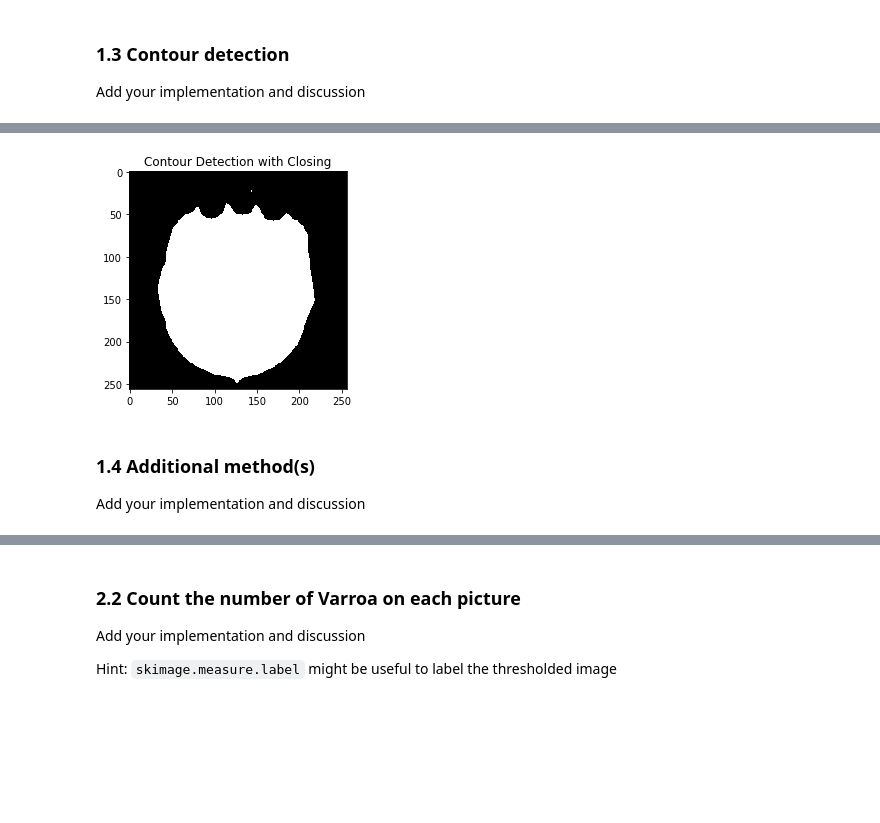
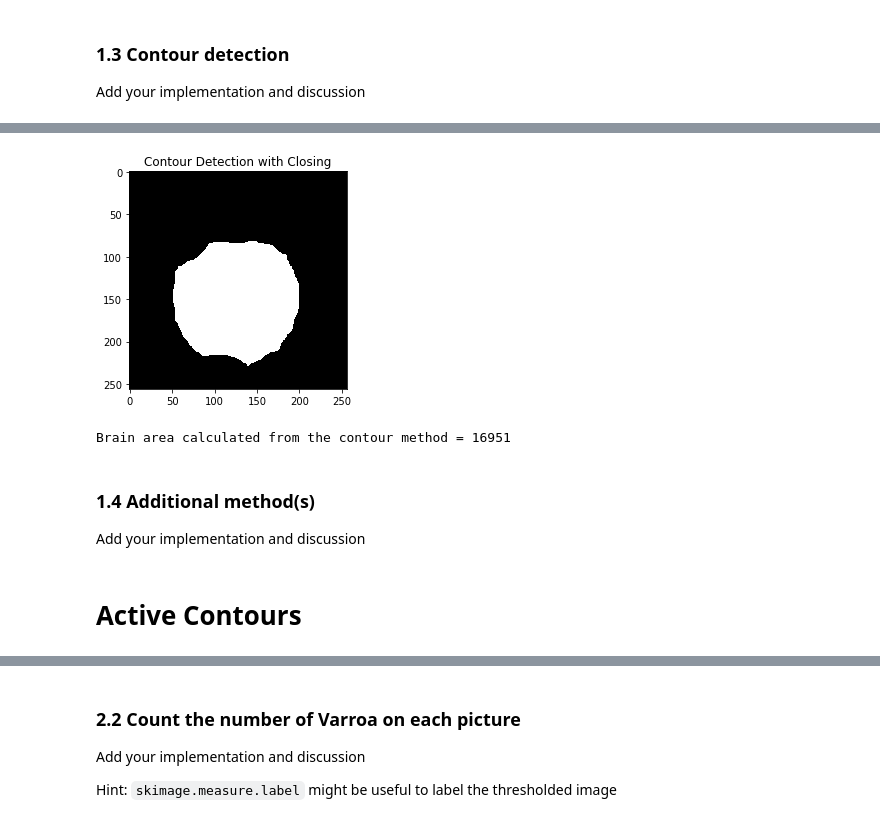
Before and after one commit to EGJ1996/Image-Processing, a Jupyter notebook: labs/lab_01_segmentation.ipynb, the cells around one changed output, grey strips where cells are left out. Saved outputs shown, nothing was run; the diff lists cells and outputs as text; code cells hidden in the pictures; blank space fills up the shorter version.

```diff
--- a/labs/lab_01_segmentation.ipynb
+++ b/labs/lab_01_segmentation.ipynb
@@ -163,0 +194,4 @@ plot(drawing,'Contour Detection')
+# %%
+image = np.zeros((brain_im.shape[0],brain_im.shape[1]), np.uint8)
+cv.drawContours(image, [c], -1, (255, 255, 255), 2)
+plt.imshow(image)
@@ -164,9 +201,15 @@ plot(drawing,'Contour Detection')
 # %%
-kern = cv.getStructuringElement(cv.MORPH_ELLIPSE,(29,29))
-close = cv.morphologyEx(drawing,cv.MORPH_CLOSE,kern)
+kern = cv.getStructuringElement(cv.MORPH_ELLIPSE,(70,70))
+close = cv.morphologyEx(image,cv.MORPH_CLOSE,kern)
 plot(close,'Contour Detection with Closing')
 # %% [output]
-[figure, old version]
+[figure, new version]
+# %%
+print('Brain area calculated from the contour method = {0}'.format((close == 255).sum()))
+# %% [output]
+Brain area calculated from the contour method = 16951
 # %% [markdown]
 ### 1.4 Additional method(s)
 Add your implementation and discussion
+# %% [markdown]
+# Active Contours
```
Also changed, not shown: parts of 37 cells of this notebook.
